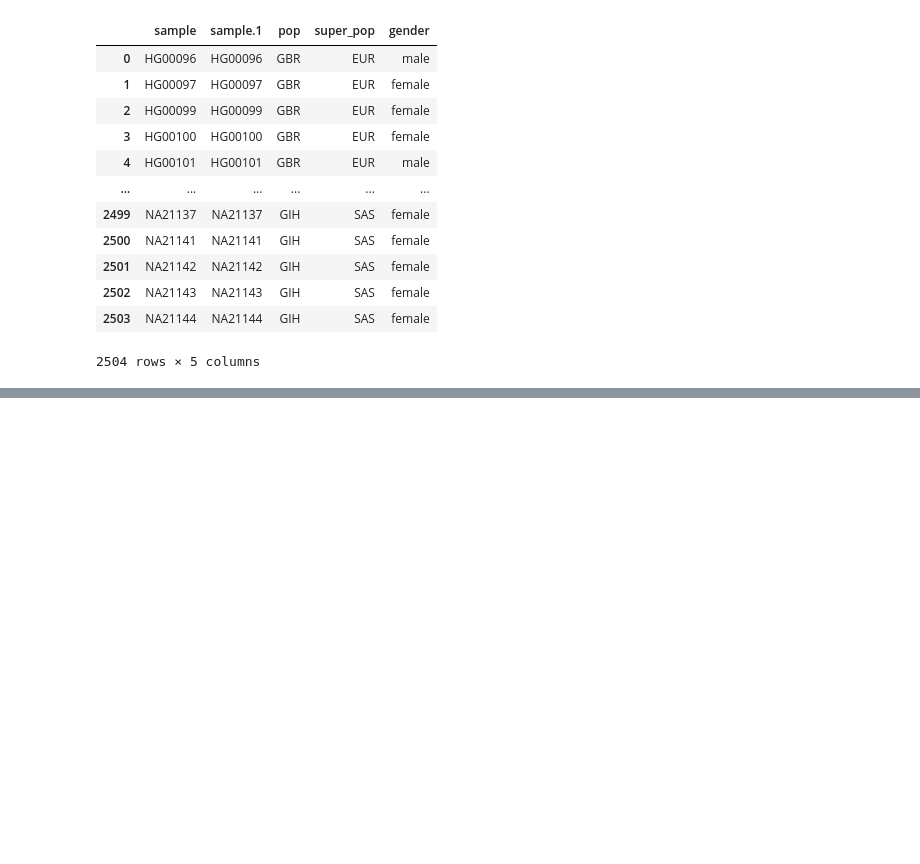
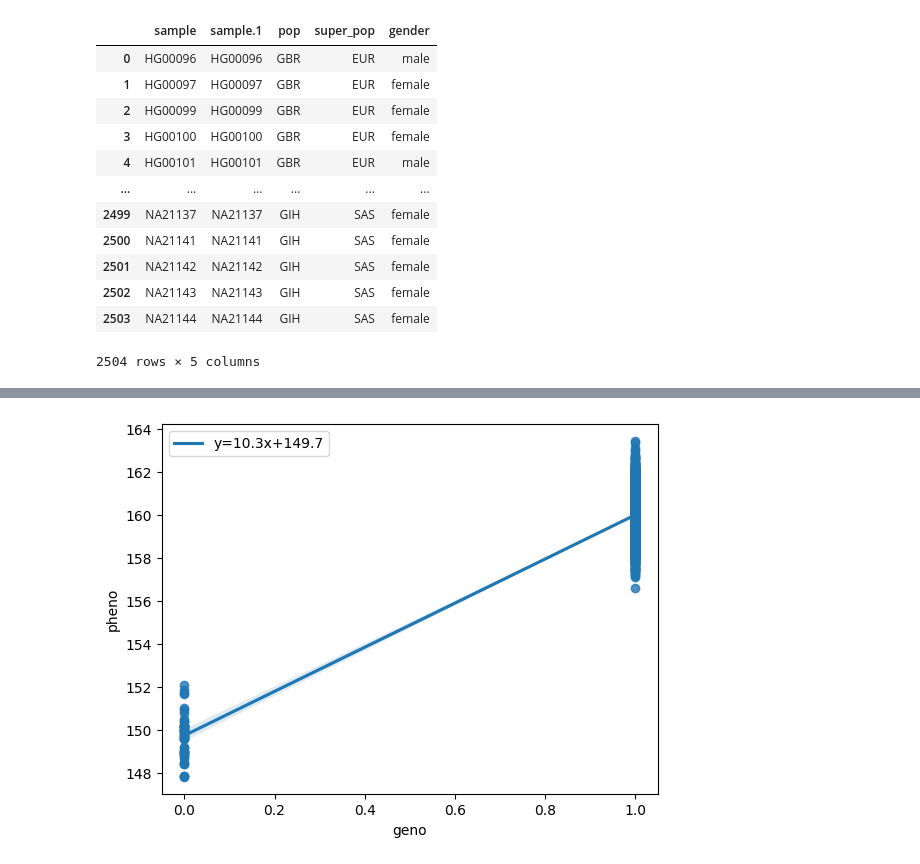
Before and after one commit to mat2m10/powercontrol, a Jupyter notebook: power.ipynb, the cells around one changed output, grey strips where cells are left out. Saved outputs shown, nothing was run; the diff lists cells and outputs as text; code cells hidden in the pictures; blank space fills up the shorter version.

```diff
--- a/power.ipynb
+++ b/power.ipynb
@@ -35,0 +172,5 @@ for snp in os.listdir('./data/genotype'):
+# %%
+X = df_pheno[['geno']]
+y = df_pheno[['pheno']]
+# %%
+reg = LinearRegression().fit(X, y)
@@ -35,0 +197,11 @@ for snp in os.listdir('./data/genotype'):
+# %%
+# use line_kws to set line label for legend
+ax = sns.regplot(x="geno", y="pheno", data=df_pheno,
+ line_kws={'label':"y={0:.1f}x+{1:.1f}".format(reg.coef_[0][0],reg.intercept_[0])})
+
+# plot legend
+ax.legend()
+
+plt.show()
+# %% [output]
+[figure, added]
```
Also changed, not shown: parts of 27 cells of this notebook.
